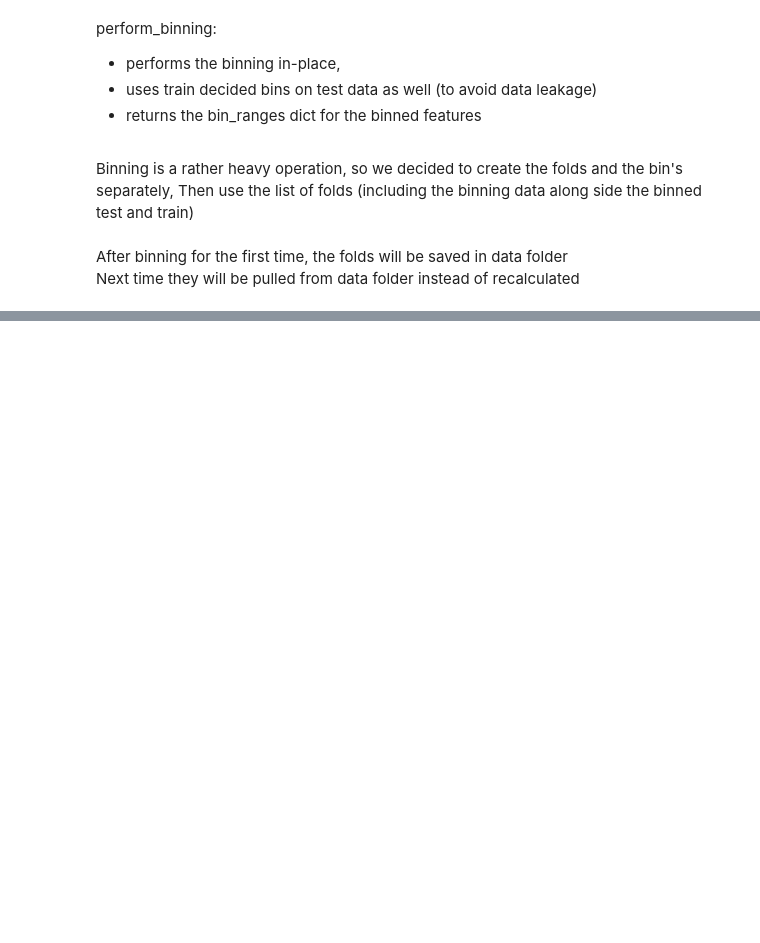
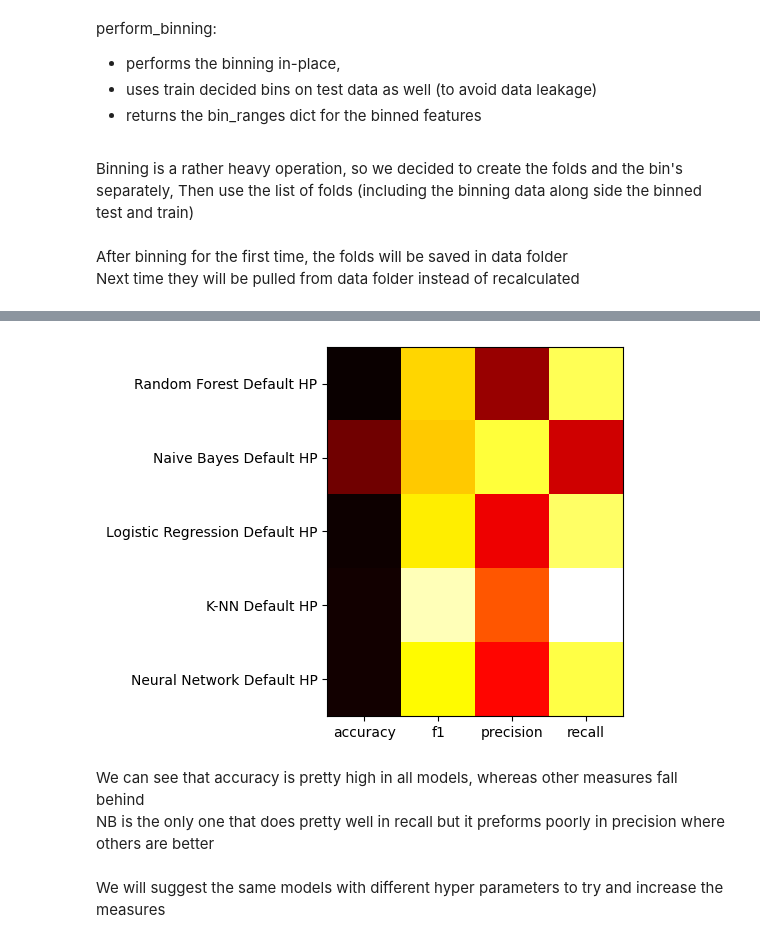
Before and after one commit to BenAidlin/sise.data-science.survival-chances-anlysis, a Jupyter notebook: patient_survival.ipynb, the cells around one changed output, grey strips where cells are left out. Saved outputs shown, nothing was run; the diff lists cells and outputs as text; code cells hidden in the pictures; blank space fills up the shorter version.

Commit message:
add more models with hp

```diff
--- a/patient_survival.ipynb
+++ b/patient_survival.ipynb
@@ -382,7 +385,7 @@ def evaluate_inplace(model_name, fold, y_test, y_pred, results):
 # %%
 from statistics import mean, stdev
 @timeit
-def aggregate_results(results_dict: dict) -> dict:
+def aggregate_results_across_folds(results_dict: dict) -> dict:
     aggregated_results = {}
     for model, measure_dict in results_dict.items():
         aggregated_results[model] = {}
@@ -427,3 +430,34 @@ else:
         # any other post-split pre-processing should happen here
     with open(path_to_folds_pickle, 'wb') as f:
         pickle.dump(folds, f)
+# %%
+@timeit
+def train_and_evaluate_models(models) -> dict:
+    results_dict = {}
+    for fold in folds:
+        train_df = fold.train_df
+        test_df = fold.test_df
+        bin_ranges = fold.bin_ranges
+        fold_num = fold.fold_index
+        for model_name, model in models.items():
+            y_test, y_pred = train(train_df=train_df, test_df=test_df, model=model)
+            evaluate_inplace(model_name=model_name, fold=fold_num, y_test=y_test, y_pred=y_pred, results=results_dict)
+            print(f'Evaluation is finished for {model_name} in fold {fold_num}')
+    aggregated_results = aggregate_results_across_folds(results_dict=results_dict)
+    return aggregated_results
+# %%
+def plot_heatmap(aggregated_results):
+    values = np.array([[aggregated_results[model_name][metric][0] for metric in evaluation_measures.keys()] for model_name in aggregated_results.keys()])
+
+    # Create a heatmap
+    fig, ax = plt.subplots()
+    im = ax.imshow(values, cmap='hot_r', interpolation='nearest',)
+
+    # Set the x-axis tick labels to the metric names
+    ax.set_xticks(np.arange(len(evaluation_measures.keys())))
+    ax.set_xticklabels(evaluation_measures.keys())
+
+    # Set the y-axis tick labels to the model names
+    ax.set_yticks(np.arange(len(aggregated_results.keys())))
+    ax.set_yticklabels(aggregated_results.keys())
+    ax
@@ -488,0 +474,3 @@ aggregate_results took 0.01 seconds to execute.
+# %%
+aggregated_results = train_and_evaluate_models(models=models)
+aggregated_results
@@ -488,0 +512,9 @@ aggregate_results took 0.01 seconds to execute.
+# %%
+plot_heatmap(aggregated_results=aggregated_results)
+# %% [output]
+[figure, added]
+# %% [markdown]
+We can see that accuracy is pretty high in all models, whereas other measures fall behind<br>
+NB is the only one that does pretty well in recall but it preforms poorly in precision where others are better
+# %% [markdown]
+We will suggest the same models with different hyper parameters to try and increase the measures
```
Also changed, not shown: parts of 9 cells of this notebook.
